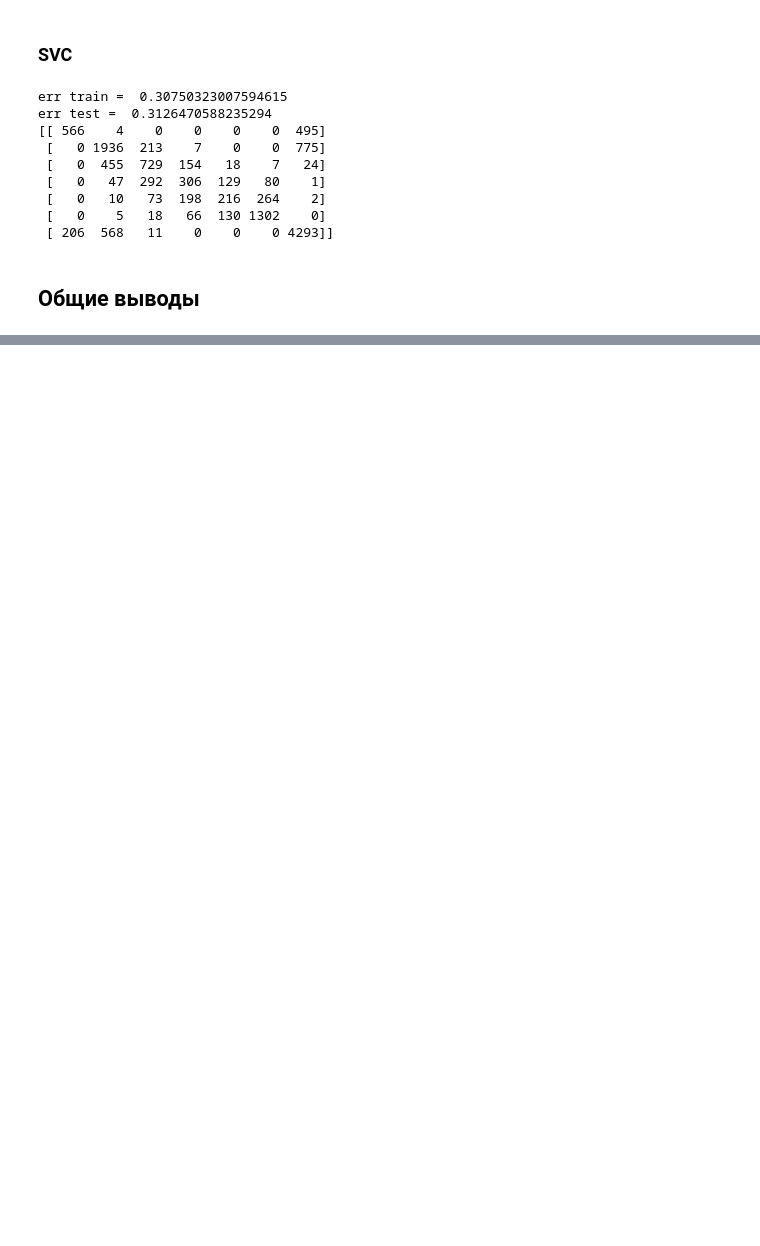
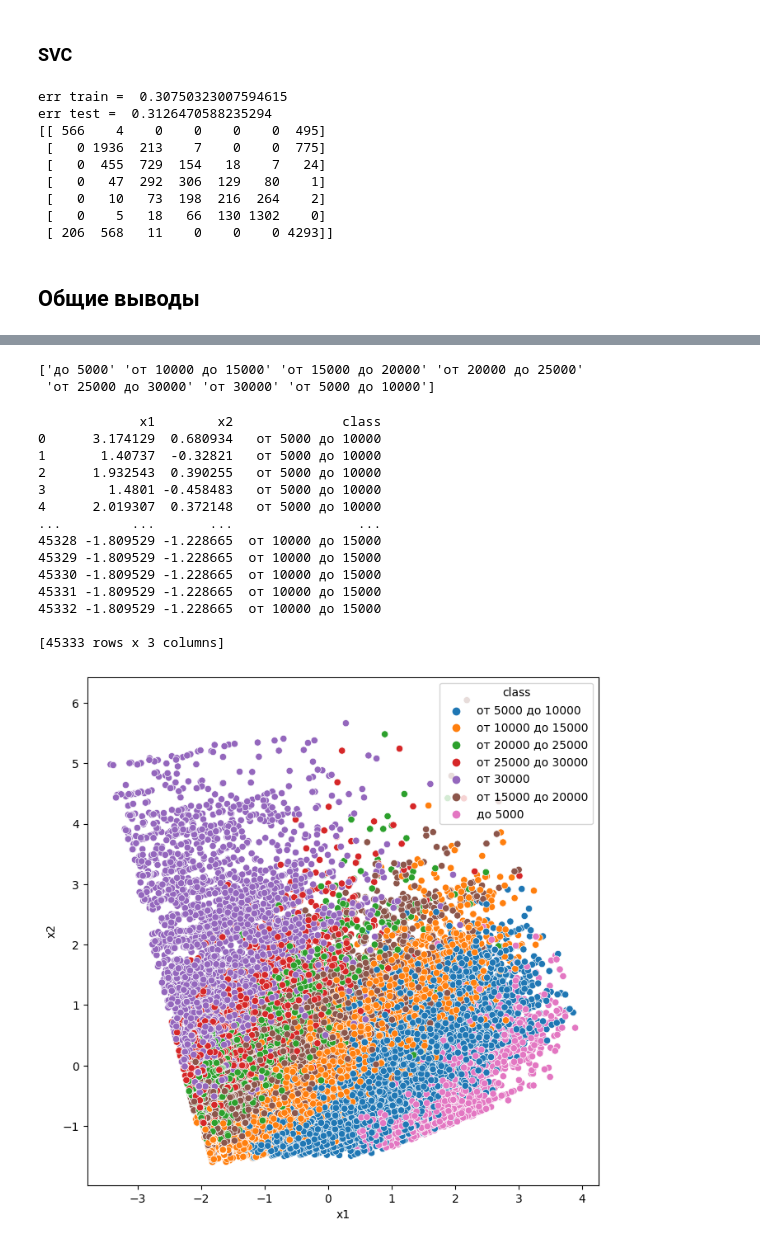
Before and after one commit to sh1rokovs/Machine_Learning_Car_Price, a Jupyter notebook: taskClassified.ipynb, the cells around one changed output, grey strips where cells are left out. Saved outputs shown, nothing was run; the diff lists cells and outputs as text; code cells hidden in the pictures; blank space fills up the shorter version.

```diff
--- a/taskClassified.ipynb
+++ b/taskClassified.ipynb
@@ -874,0 +879,7 @@ err test =  0.3126470588235294
+# %%
+from sklearn.decomposition import PCA
+pca = PCA(n_components = 2)
+pca.fit(X)
+X_proj = pca.transform(X)
+print(X.shape)
+print(X_proj.shape)
@@ -874,0 +918,37 @@ err test =  0.3126470588235294
+# %%
+y_names = np.unique(y)
+K = len(y_names)
+print(y_names)
+# %% [output]
+['до 5000' 'от 10000 до 15000' 'от 15000 до 20000' 'от 20000 до 25000'
+ 'от 25000 до 30000' 'от 30000' 'от 5000 до 10000']
+# %%
+y1 = y.reshape(y.shape[0], 1)
+pca_data = np.concatenate([X_proj, y1], axis=1)
+# %%
+df = pd.DataFrame(data = pca_data, columns=["x1", 'x2', 'class'])
+df.loc[df['class'] == 'до 5000', 'class'] = 'до 5000'
+df.loc[df['class'] == 'от 10000 до 15000', 'class'] = 'от 10000 до 15000'
+df.loc[df['class'] == 'от 15000 до 20000', 'class'] = 'от 15000 до 20000'
+df.loc[df['class'] == 'от 20000 до 25000', 'class'] = 'от 20000 до 25000'
+df.loc[df['class'] == 'от 25000 до 30000', 'class'] = 'от 25000 до 30000'
+df.loc[df['class'] == 'от 30000', 'class'] = 'от 30000'
+df.loc[df['class'] == 'от 5000 до 10000', 'class'] = 'от 5000 до 10000'
+sns.scatterplot(data=df, x="x1", y="x2", hue="class")
+print(df)
+# %% [output]
+             x1        x2              class
+0      3.174129  0.680934   от 5000 до 10000
+1       1.40737  -0.32821   от 5000 до 10000
+2      1.932543  0.390255   от 5000 до 10000
+3        1.4801 -0.458483   от 5000 до 10000
+4      2.019307  0.372148   от 5000 до 10000
+...         ...       ...                ...
+45328 -1.809529 -1.228665  от 10000 до 15000
+45329 -1.809529 -1.228665  от 10000 до 15000
+45330 -1.809529 -1.228665  от 10000 до 15000
+45331 -1.809529 -1.228665  от 10000 до 15000
+45332 -1.809529 -1.228665  от 10000 до 15000
+
+[45333 rows x 3 columns]
+[figure, added]
```
Also changed, not shown: parts of 20 cells of this notebook.
